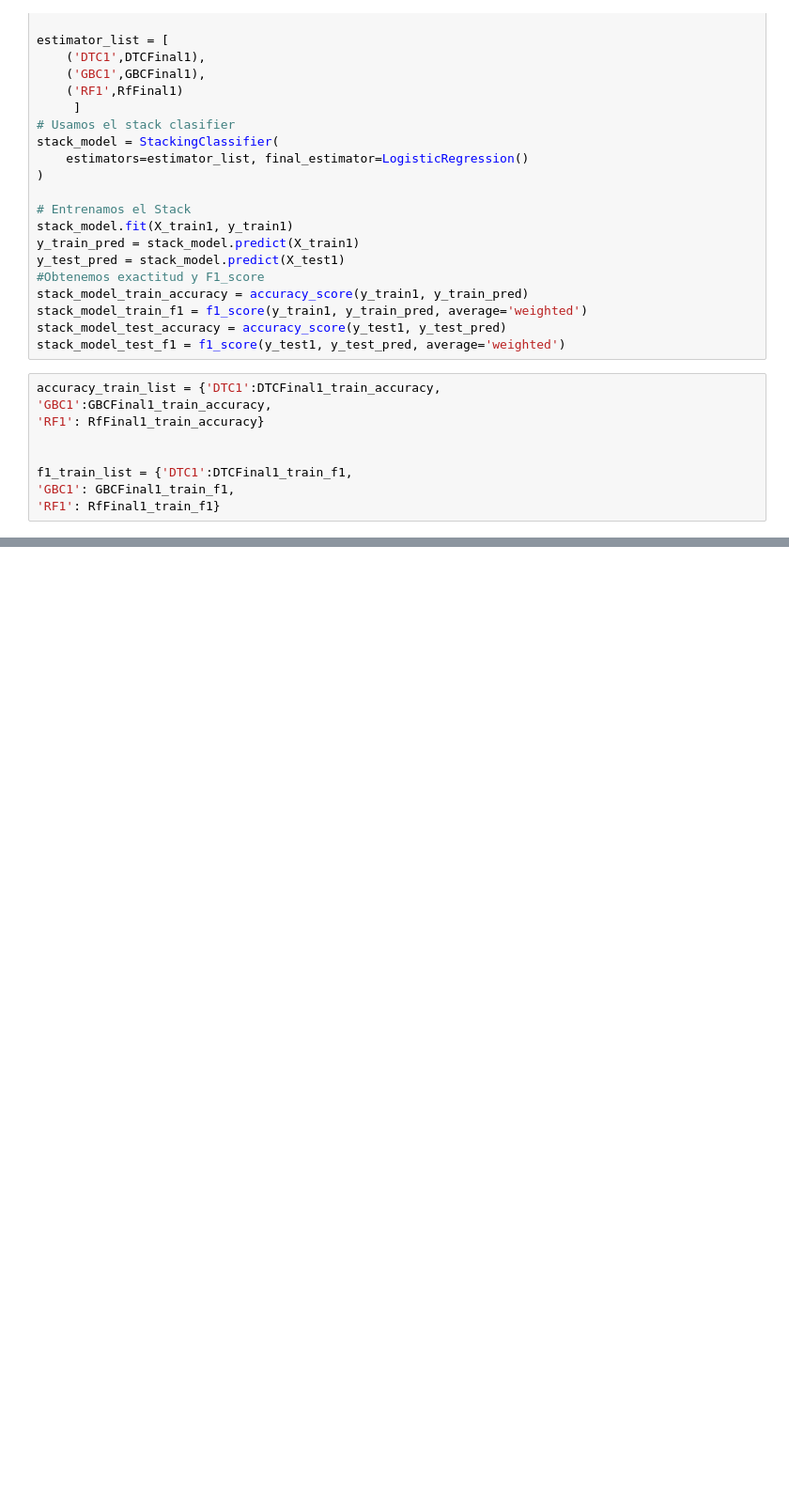
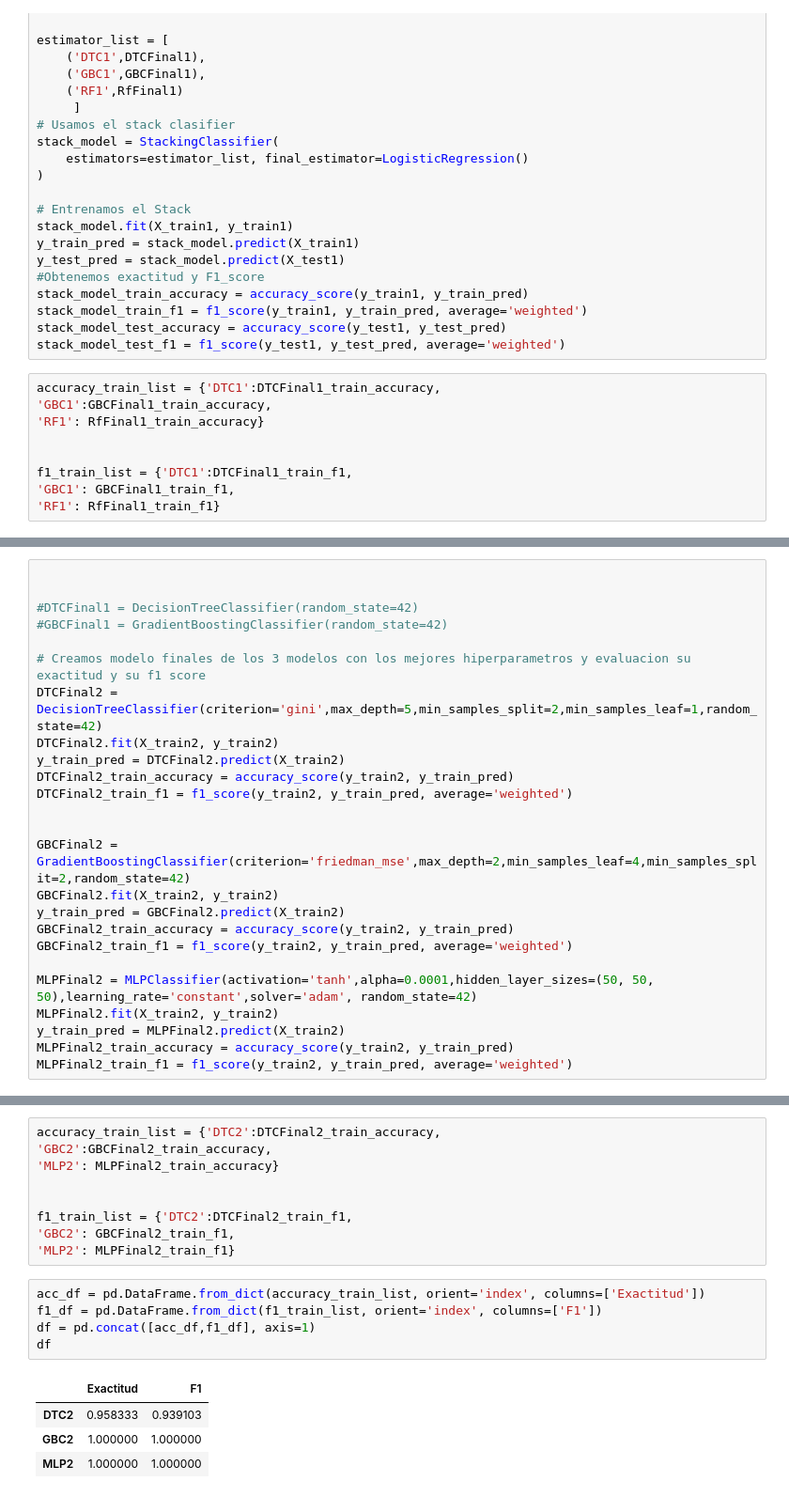
Before and after one commit to andreavazquezt/ProyectoIntegrador, a Jupyter notebook: Avance5_Equipo4.ipynb, the cells around one changed output, grey strips where cells are left out. Shown at 94% size. Saved outputs shown, nothing was run; the diff lists cells and outputs as text; blank space fills up the shorter version.

```diff
--- a/Avance5_Equipo4.ipynb
+++ b/Avance5_Equipo4.ipynb
@@ -1711,0 +1714,25 @@ df
+# %%
+
+
+#DTCFinal1 = DecisionTreeClassifier(random_state=42)
+#GBCFinal1 = GradientBoostingClassifier(random_state=42)
+
+# Creamos modelo finales de los 3 modelos con los mejores hiperparametros y evaluacion su exactitud y su f1 score
+DTCFinal2 = DecisionTreeClassifier(criterion='gini',max_depth=5,min_samples_split=2,min_samples_leaf=1,random_state=42)
+DTCFinal2.fit(X_train2, y_train2)
+y_train_pred = DTCFinal2.predict(X_train2)
+DTCFinal2_train_accuracy = accuracy_score(y_train2, y_train_pred)
+DTCFinal2_train_f1 = f1_score(y_train2, y_train_pred, average='weighted')
+
+
+GBCFinal2 = GradientBoostingClassifier(criterion='friedman_mse',max_depth=2,min_samples_leaf=4,min_samples_split=2,random_state=42)
+GBCFinal2.fit(X_train2, y_train2)
+y_train_pred = GBCFinal2.predict(X_train2)
+GBCFinal2_train_accuracy = accuracy_score(y_train2, y_train_pred)
+GBCFinal2_train_f1 = f1_score(y_train2, y_train_pred, average='weighted')
+
+MLPFinal2 = MLPClassifier(activation='tanh',alpha=0.0001,hidden_layer_sizes=(50, 50, 50),learning_rate='constant',solver='adam', random_state=42)
+MLPFinal2.fit(X_train2, y_train2)
+y_train_pred = MLPFinal2.predict(X_train2)
+MLPFinal2_train_accuracy = accuracy_score(y_train2, y_train_pred)
+MLPFinal2_train_f1 = f1_score(y_train2, y_train_pred, average='weighted')
@@ -1711,0 +1764,19 @@ df
+# %%
+accuracy_train_list = {'DTC2':DTCFinal2_train_accuracy,
+'GBC2':GBCFinal2_train_accuracy,
+'MLP2': MLPFinal2_train_accuracy}
+
+
+f1_train_list = {'DTC2':DTCFinal2_train_f1,
+'GBC2': GBCFinal2_train_f1,
+'MLP2': MLPFinal2_train_f1}
+# %%
+acc_df = pd.DataFrame.from_dict(accuracy_train_list, orient='index', columns=['Exactitud'])
+f1_df = pd.DataFrame.from_dict(f1_train_list, orient='index', columns=['F1'])
+df = pd.concat([acc_df,f1_df], axis=1)
+df
+# %% [output]
+|  | Exactitud | F1 |
+| DTC2 | 0.958333 | 0.939103 |
+| GBC2 | 1.000000 | 1.000000 |
+| MLP2 | 1.000000 | 1.000000 |
```
Also changed, not shown: parts of 10 cells of this notebook.
